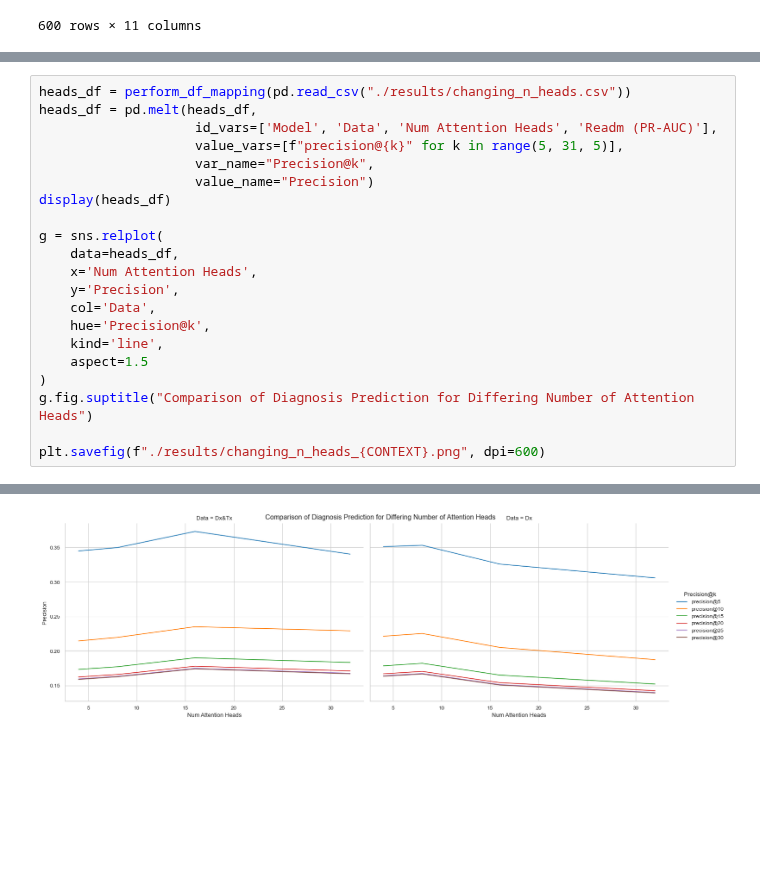
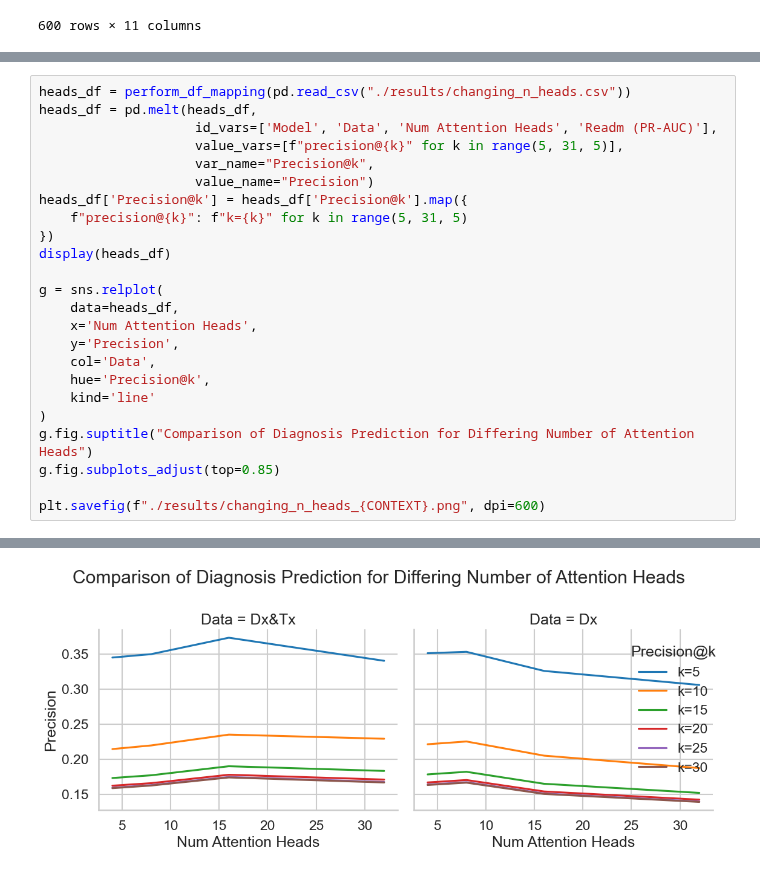
Before and after one commit to greenwaltc/CS598-DL4H-Final-Project, a Jupyter notebook: data_analysis.ipynb, the cells around one changed output, grey strips where cells are left out. Drawn from its saved outputs; the diff is of its cells as text; blank space fills up the shorter version.

```diff
--- a/data_analysis.ipynb
+++ b/data_analysis.ipynb
@@ -133,6 +137,9 @@ heads_df = pd.melt(heads_df,
                     value_vars=[f"precision@{k}" for k in range(5, 31, 5)],
                     var_name="Precision@k",
                     value_name="Precision")
+heads_df['Precision@k'] = heads_df['Precision@k'].map({
+    f"precision@{k}": f"k={k}" for k in range(5, 31, 5)
+})
 display(heads_df)
 
 g = sns.relplot(
@@ -141,10 +148,10 @@ g = sns.relplot(
     y='Precision',
     col='Data',
     hue='Precision@k',
-    kind='line',
-    aspect=1.5
+    kind='line'
 )
 g.fig.suptitle("Comparison of Diagnosis Prediction for Differing Number of Attention Heads")
+g.fig.subplots_adjust(top=0.85)
 
 plt.savefig(f"./results/changing_n_heads_{CONTEXT}.png", dpi=600)
 # %% [output]
@@ -168 +175 @@ plt.savefig(f"./results/changing_n_heads_{CONTEXT}.png", dpi=600)
-[figure, old version]
+[figure, new version]
```
Also changed, not shown: parts of 5 cells of this notebook, 6 other files.
